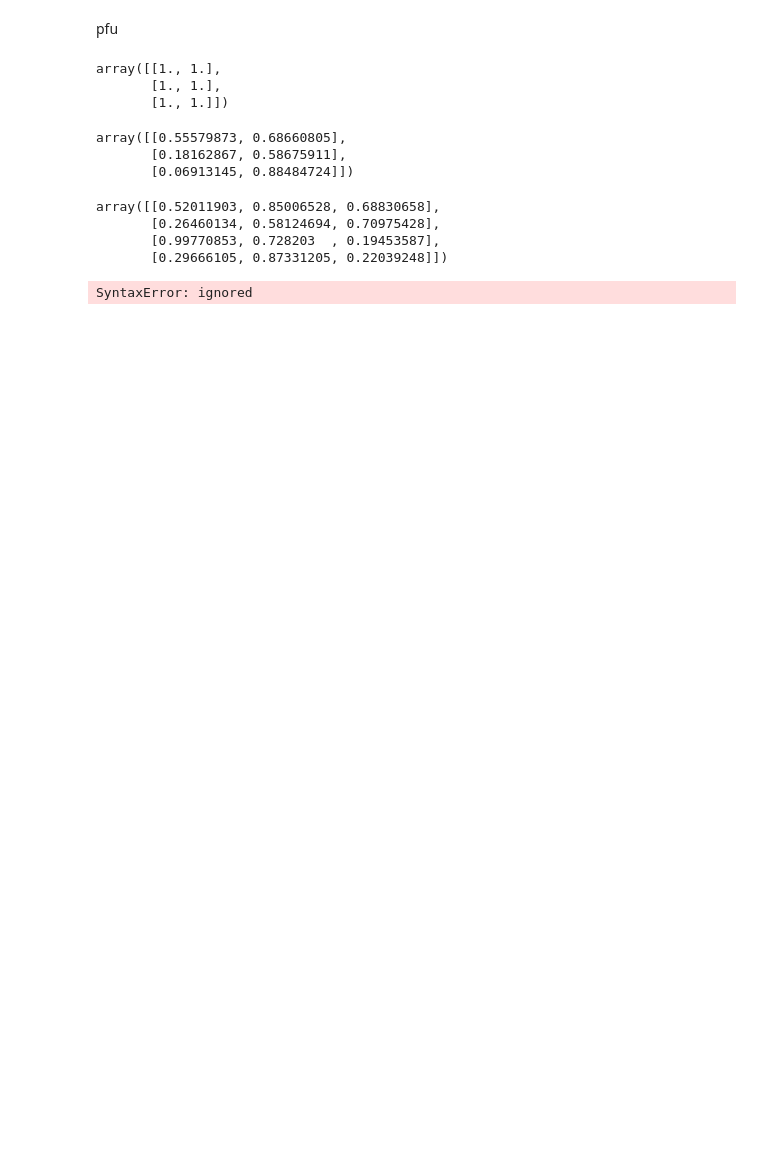
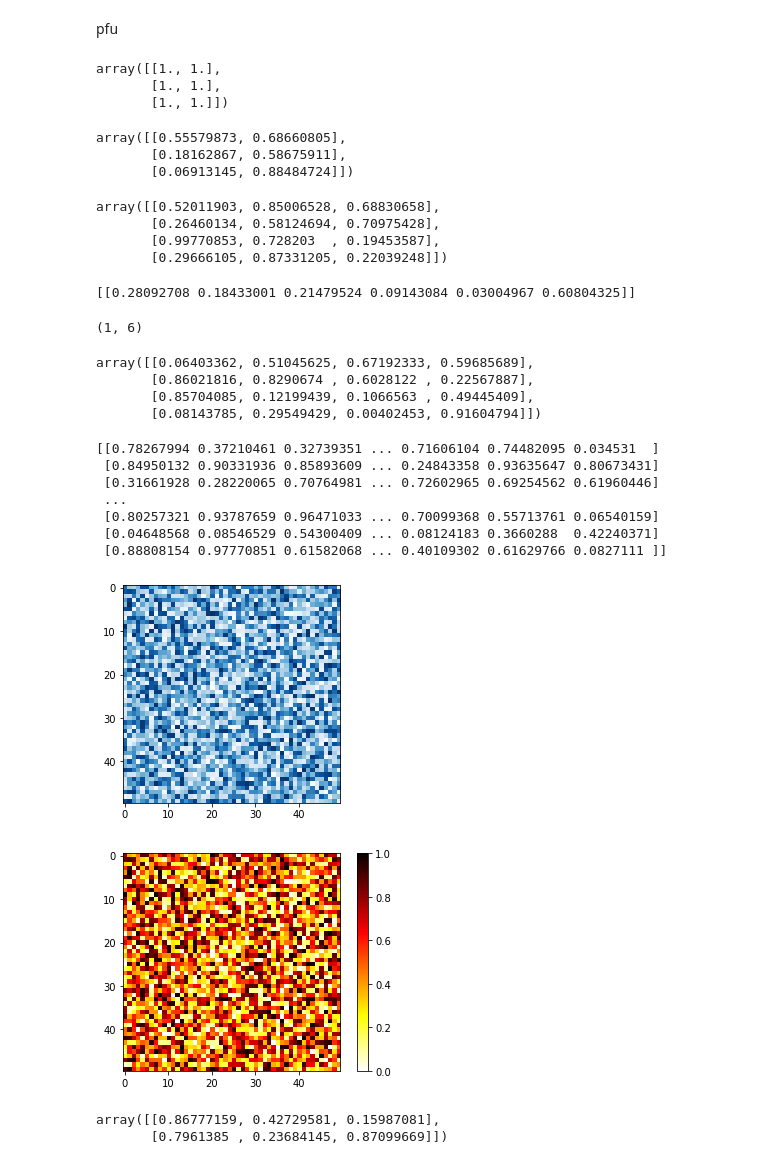
Before and after one commit to AmberFu/42_Rush_Numpy, a Jupyter notebook: RUSH_Numpy.ipynb, the cells around one changed output. Drawn from its saved outputs; the diff is of its cells as text; code cells hidden in the pictures; blank space fills up the shorter version.

```diff
--- a/RUSH_Numpy.ipynb
+++ b/RUSH_Numpy.ipynb
@@ -31,16 +31,20 @@ array([[0.52011903, 0.85006528, 0.68830658],
 # %%
 # 3. Write a function that creates an incremental N-dimensional (nd) array of dimension
 #    (1,n) with values between 0 and 1. Use arr.shape to verify
-def nd_arr_from0to1(int n):
-    return np.random.rand(1,n)
 
-# 3. Write a function that creates an incremental N-dimensional (nd) array of dimension
-#    (1,n) with values between 0 and 1. Use arr.shape to verify
-def nd_arr_from0to1(int n):
-    return np.random.rand(1,n)
+def nd_arr_from0to1(n):
+    return np.random.rand(n).reshape(1,n)
 
-  nd_arr_from0to1(5)
+print(nd_arr_from0to1(6))
+nd_arr_from0to1(6).shape
 # %% [output]
-SyntaxError: ignored
+[[0.28092708 0.18433001 0.21479524 0.09143084 0.03004967 0.60804325]]
+(1, 6)
 # %%
 # 4. Generate a 10x12 array and extract row 0-4 of columns 8-12.
+np.random.rand(10,12)[0:4, 8:12]
+# %% [output]
+array([[0.06403362, 0.51045625, 0.67192333, 0.59685689],
+       [0.86021816, 0.8290674 , 0.6028122 , 0.22567887],
+       [0.85704085, 0.12199439, 0.1066563 , 0.49445409],
+       [0.08143785, 0.29549429, 0.00402453, 0.91604794]])
@@ -49,0 +51,42 @@ SyntaxError: ignored
+# %%
+# 5. Using the function in Q3, get m vectors and bind them together (to have a m x n) matrix. => np.concatenate()
+#    Plot the matrix with matplotlib’s imshow => https://matplotlib.org/3.1.1/api/_as_gen/matplotlib.pyplot.imshow.html
+import matplotlib.pyplot as plt
+
+def q5_mxn(m, n):
+    ans = nd_arr_from0to1(n)
+    i = 1
+    while i < m:
+        ans = np.concatenate((ans, nd_arr_from0to1(n)),axis = 0)
+        i += 1
+    return ans
+
+data = q5_mxn(50,50)
+print(data)
+# type(data)
+# data
+
+# Easy one:
+plt.imshow(data, cmap = 'Blues')
+
+# Basic one:
+fig, ax = plt.subplots()
+im = ax.imshow(data, cmap=plt.get_cmap('hot_r'), vmin=0, vmax=1)
+fig.colorbar(im)
+plt.show()
+# %% [output]
+[[0.78267994 0.37210461 0.32739351 ... 0.71606104 0.74482095 0.034531  ]
+ [0.84950132 0.90331936 0.85893609 ... 0.24843358 0.93635647 0.80673431]
+ [0.31661928 0.28220065 0.70764981 ... 0.72602965 0.69254562 0.61960446]
+ ...
+ [0.80257321 0.93787659 0.96471033 ... 0.70099368 0.55713761 0.06540159]
+ [0.04648568 0.08546529 0.54300409 ... 0.08124183 0.3660288  0.42240371]
+ [0.88808154 0.97770851 0.61582068 ... 0.40109302 0.61629766 0.0827111 ]]
+[figure, added]
+[figure, added]
+# %%
+# Understand np.concatenate():
+np.concatenate((nd_arr_from0to1(3), nd_arr_from0to1(3)),axis = 0)
+# %% [output]
+array([[0.86777159, 0.42729581, 0.15987081],
+       [0.7961385 , 0.23684145, 0.87099669]])
```
Also changed, not shown: parts of 6 cells of this notebook.
